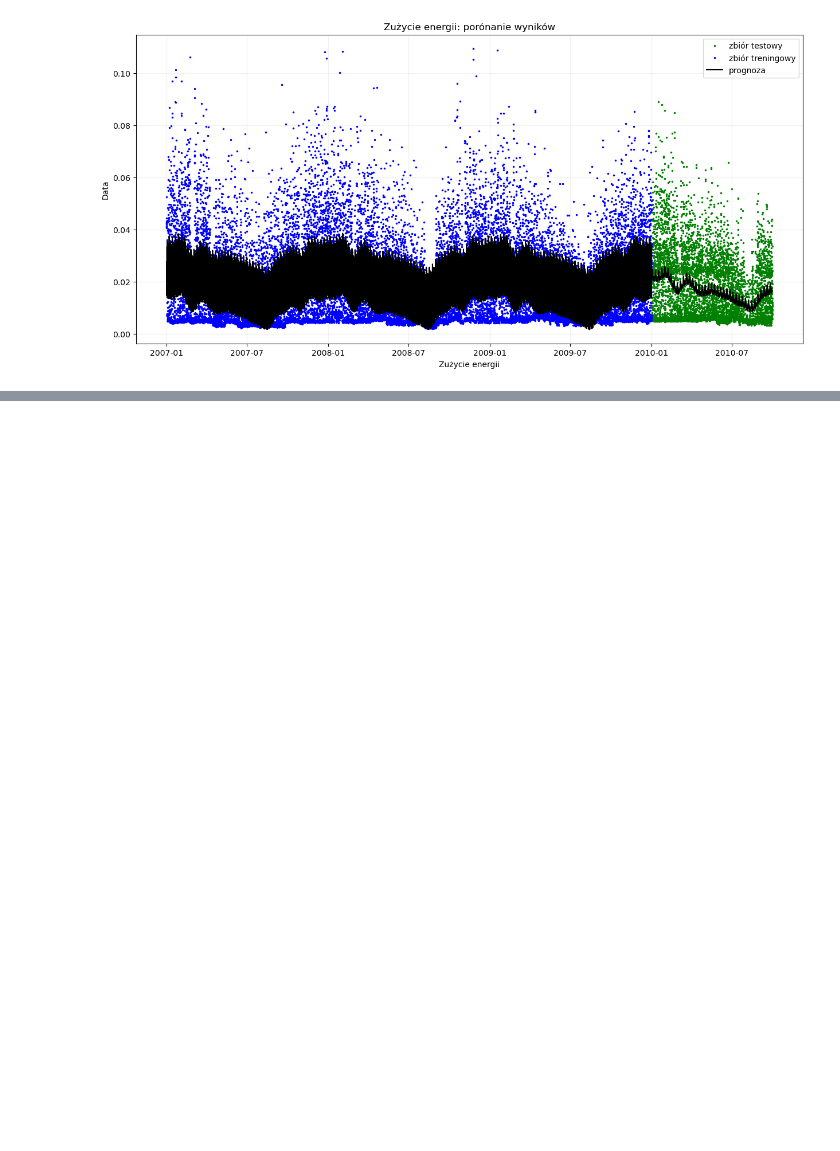
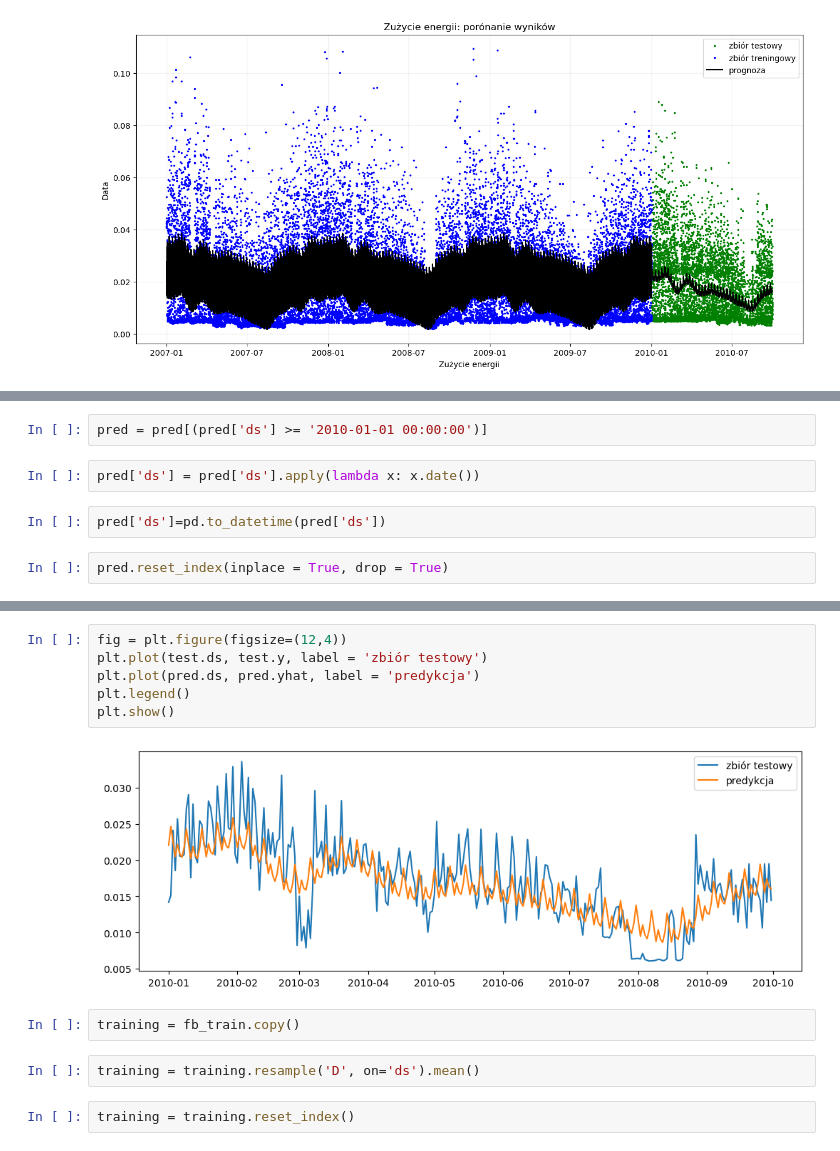
Before and after one commit to infoshareacademy/jdszr12-git_squad, a Jupyter notebook: ml_projekt/monthly_review.ipynb, the cells around one changed output, grey strips where cells are left out. Cells and saved outputs as stored; diff of their text form; blank space fills up the shorter version.

Commit message:
add some plots

```diff
--- a/ml_projekt/monthly_review.ipynb
+++ b/ml_projekt/monthly_review.ipynb
@@ -227,0 +246,8 @@ plt.show()
+# %%
+pred = pred[(pred['ds'] >= '2010-01-01 00:00:00')]
+# %%
+pred['ds'] = pred['ds'].apply(lambda x: x.date())
+# %%
+pred['ds']=pd.to_datetime(pred['ds'])
+# %%
+pred.reset_index(inplace = True, drop = True)
@@ -227,0 +260,14 @@ plt.show()
+# %%
+fig = plt.figure(figsize=(12,4))
+plt.plot(test.ds, test.y, label = 'zbiór testowy')
+plt.plot(pred.ds, pred.yhat, label = 'predykcja')
+plt.legend()
+plt.show()
+# %% [output]
+[figure, added]
+# %%
+training = fb_train.copy()
+# %%
+training = training.resample('D', on='ds').mean()
+# %%
+training = training.reset_index()
```
Also changed, not shown: parts of 12 cells of this notebook, 1 other file.
